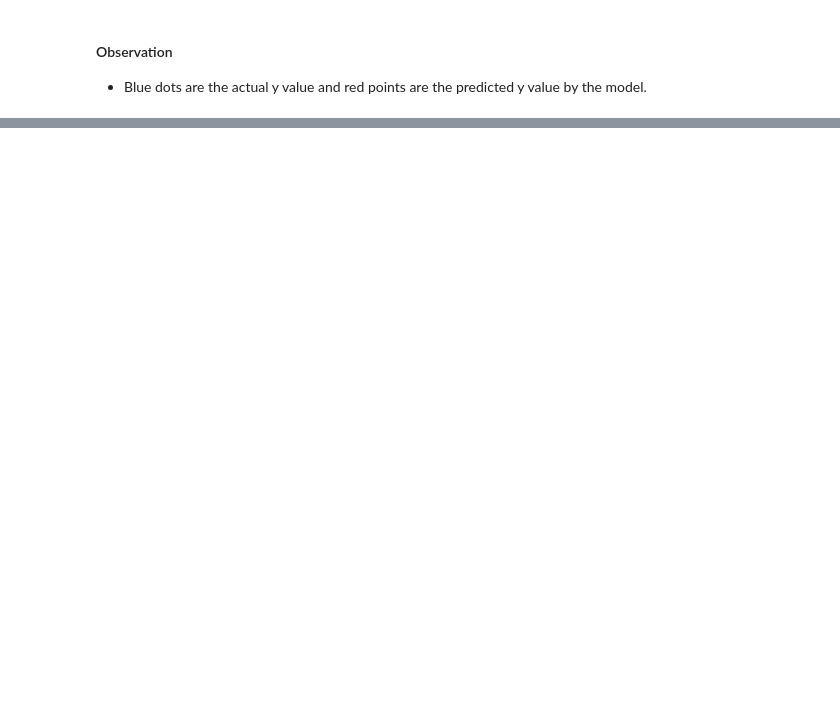
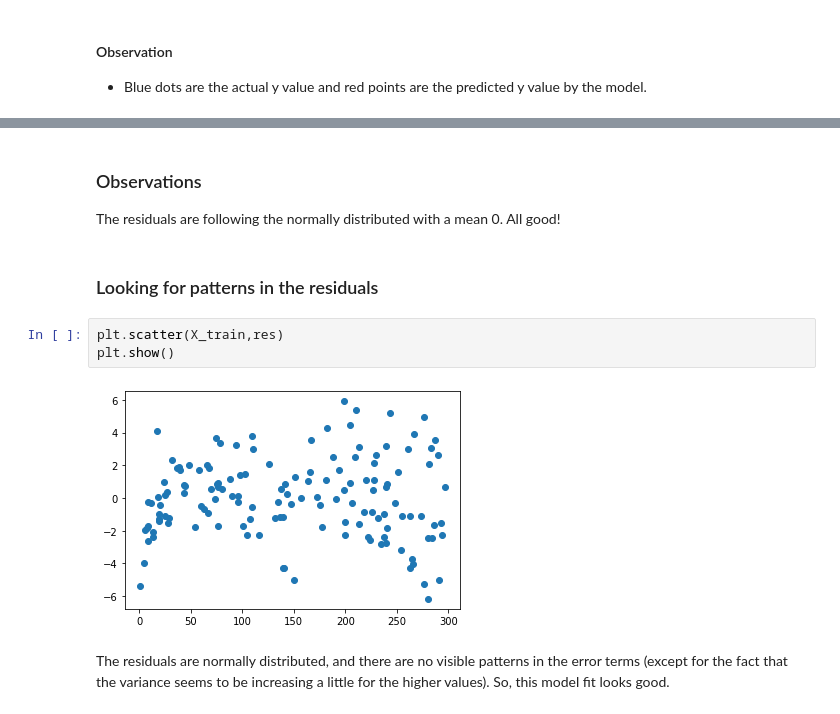
Before and after one commit to amanwin/SimpleLinearRegression, a Jupyter notebook: step3/SimpleLinearRegression.ipynb, the cells around one changed output, grey strips where cells are left out. Cells and saved outputs as stored; diff of their text form; blank space fills up the shorter version.

```diff
--- a/step3/SimpleLinearRegression.ipynb
+++ b/step3/SimpleLinearRegression.ipynb
@@ -288,0 +317,12 @@ plt.show()
+# %% [markdown]
+### Observations
+The residuals are following the normally distributed with a mean 0. All good!
+# %% [markdown]
+### Looking for patterns in the residuals
+# %%
+plt.scatter(X_train,res)
+plt.show()
+# %% [output]
+[figure, added]
+# %% [markdown]
+The residuals are normally distributed, and there are no visible patterns in the error terms (except for the fact that the variance seems to be increasing a little for the higher values). So, this model fit looks good.
```
Also changed, not shown: parts of 16 cells of this notebook.
